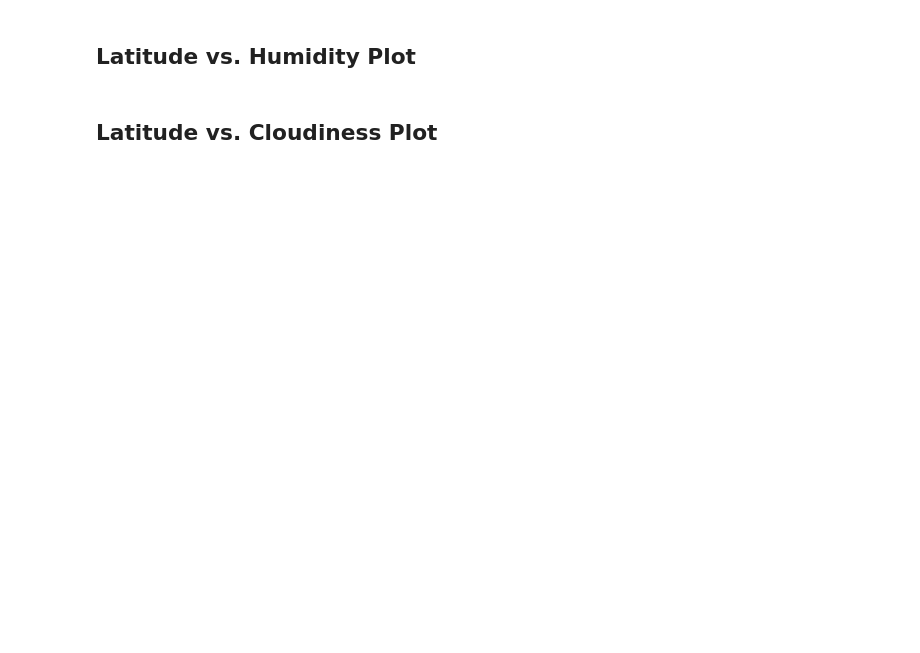
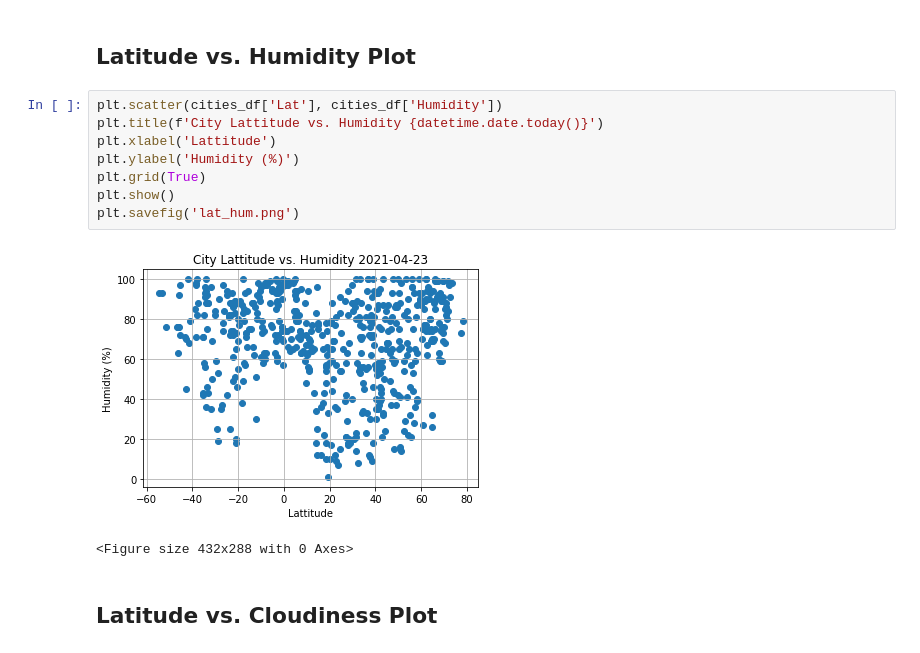
Before and after one commit to Teablee/python-api-challenge, a Jupyter notebook: WeatherPy/WeatherPy.ipynb, the cells around one changed output. Saved outputs shown, nothing was run; the diff lists cells and outputs as text; blank space fills up the shorter version.

```diff
--- a/WeatherPy/WeatherPy.ipynb
+++ b/WeatherPy/WeatherPy.ipynb
@@ -161,4 +178,15 @@ hum_sorted.head(25)
 # %% [markdown]
 ## Latitude vs. Humidity Plot
+# %%
+plt.scatter(cities_df['Lat'], cities_df['Humidity'])
+plt.title(f'City Lattitude vs. Humidity {datetime.date.today()}')
+plt.xlabel('Lattitude')
+plt.ylabel('Humidity (%)')
+plt.grid(True)
+plt.show()
+plt.savefig('lat_hum.png')
+# %% [output]
+[figure, added]
+<Figure size 432x288 with 0 Axes>
 # %% [markdown]
 ## Latitude vs. Cloudiness Plot
```
Also changed, not shown: parts of 14 cells of this notebook.
